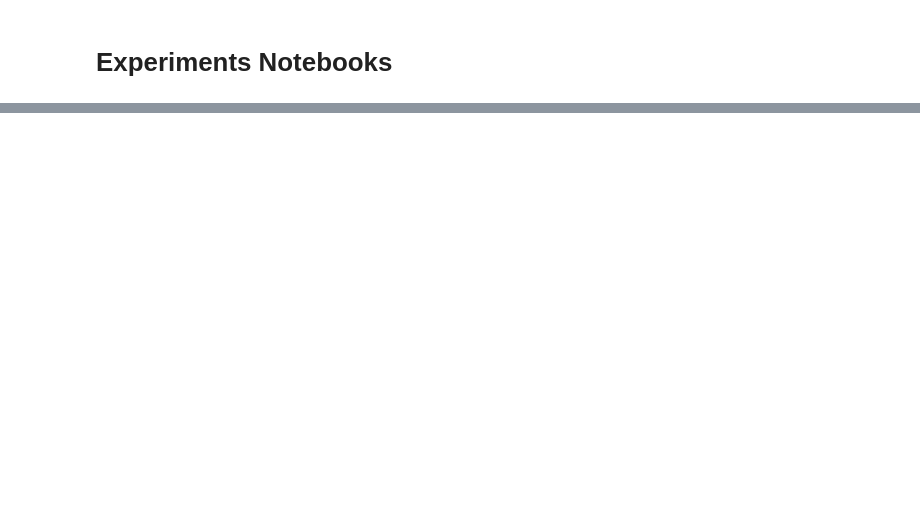
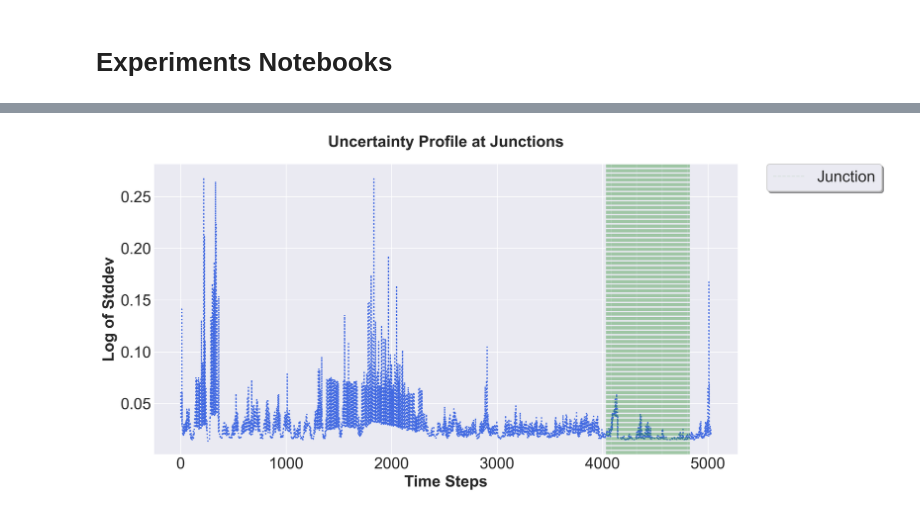
Before and after one commit to StepLogic/carla-rl, a Jupyter notebook: plots.ipynb, the cells around one changed output, grey strips where cells are left out. Cells and saved outputs as stored; diff of their text form; code cells hidden in the pictures; blank space fills up the shorter version.

```diff
--- a/plots.ipynb
+++ b/plots.ipynb
@@ -14,0 +25,9 @@ NameError: name 'dataset' is not defined
+# %%
+log_stds=[]
+junctions=[]
+with open("/home/robotlab/scratch/carla-rl/uncertainty_profile_at_junctions.pickle", 'rb') as handle:
+                dataset=pickle.load(handle)
+                print(dataset)
+                for v in dataset["log_stds"]:
+                        log_stds.append(np.sum(v**2))
+                junctions.extend(np.array(dataset["junctions"]))
@@ -15,53 +36,55 @@ NameError: name 'dataset' is not defined
 # %%
-# import numpy as np
-# import matplotlib.pyplot as plt
-# import seaborn as sns
-# # plt.rcParams['text.usetex'] = True
-# # Set the style
-# fontsize=18
-# plt.rcParams["font.size"]=fontsize
-# plt.rcParams['axes.labelsize'] = fontsize
-# plt.rcParams['axes.titlesize'] = fontsize
-# plt.style.use('seaborn-v0_8-darkgrid')
-# # sns.set_context("paper", font_scale=1.2)
+import numpy as np
+import matplotlib.pyplot as plt
+import seaborn as sns
+# plt.rcParams['text.usetex'] = True
+# Set the style
+fontsize=18
+plt.rcParams["font.size"]=fontsize
+plt.rcParams['axes.labelsize'] = fontsize
+plt.rcParams['axes.titlesize'] = fontsize
+plt.style.use('seaborn-v0_8-darkgrid')
+# sns.set_context("paper", font_scale=1.2)
 
-# # Create the figure with a specific size and DPI
-# plt.figure(figsize=(12, 6), dpi=300)
+# Create the figure with a specific size and DPI
+plt.figure(figsize=(12, 6), dpi=300)
 
-# # Plot with enhanced styling
-# # Standard deviations (dotted lines)
-# plt.plot(np.array(log_stds)[:,0], color='royalblue', linestyle=':',
-#          label='Steering', linewidth=1.5)
+# Plot with enhanced styling
+# Standard deviations (dotted lines)
+plt.plot(np.array(log_stds), color='royalblue', linestyle=':',
+         linewidth=1.5)
 # plt.plot(np.array(log_stds)[:,1], color='crimson', linestyle=':',
 #          label='Throttle', linewidth=1.5)
 
 
-# # Add vertical lines for junctions and restarts
-# for k in junctions:
-#     plt.axvline(x=k, color='forestgreen', ls='--', alpha=0.05, linewidth=1,
-#                 label='Junction' if k == junctions[0] else '')
+# Add vertical lines for junctions and restarts
+for k in junctions:
+    plt.axvline(x=k, color='forestgreen', ls='--', alpha=0.1, linewidth=1,
+                label='Junction' if k == junctions[0] else '')
 
 
-# # Customize the plot
-# plt.xlabel('Time Steps', fontsize=fontsize, fontweight='bold')
-# plt.ylabel('Log of Stddev', fontsize=fontsize, fontweight='bold')
-# plt.title('Uncertainty Profile at Junctions', fontsize=fontsize, fontweight='bold', pad=20)
-# plt.xticks(fontsize=fontsize)
-# plt.yticks(fontsize=fontsize)
-# # Enhance the legend
-# plt.legend(bbox_to_anchor=(1.05, 1), loc='upper left', borderaxespad=0.,
-#           frameon=True, fancybox=True, shadow=True,fontsize=fontsize)
+# Customize the plot
+plt.xlabel('Time Steps', fontsize=fontsize, fontweight='bold')
+plt.ylabel('Log of Stddev', fontsize=fontsize, fontweight='bold')
+plt.title('Uncertainty Profile at Junctions', fontsize=fontsize, fontweight='bold', pad=20)
+plt.xticks(fontsize=fontsize)
+plt.yticks(fontsize=fontsize)
+# Enhance the legend
+plt.legend(bbox_to_anchor=(1.05, 1), loc='upper left', borderaxespad=0.,
+          frameon=True, fancybox=True, shadow=True,fontsize=fontsize)
 
-# # Adjust layout to prevent legend cutoff
-# # plt.tight_layout()
+# Adjust layout to prevent legend cutoff
+# plt.tight_layout()
 
-# # Save with high quality
-# plt.savefig("uncertainty_profile_at_junctions.pdf", dpi=300, bbox_inches='tight',
-#             format='pdf', facecolor='white', edgecolor='none')
+# Save with high quality
+plt.savefig("uncertainty_profile_at_junctions.pdf", dpi=300, bbox_inches='tight',
+            format='pdf', facecolor='white', edgecolor='none')
 
-# # Optional: save also as PNG for quick viewing
-# # plt.savefig("uncertainty_profile_at_junctions.png", dpi=300, bbox_inches='tight',
-#             # format='png', facecolor='white', edgecolor='none')
-# plt.show()
-# plt.close()
+# Optional: save also as PNG for quick viewing
+# plt.savefig("uncertainty_profile_at_junctions.png", dpi=300, bbox_inches='tight',
+            # format='png', facecolor='white', edgecolor='none')
+plt.show()
+plt.close()
+# %% [output]
+[figure, added]
 # %%
```
Also changed, not shown: parts of 9 cells of this notebook, 32 other files.
